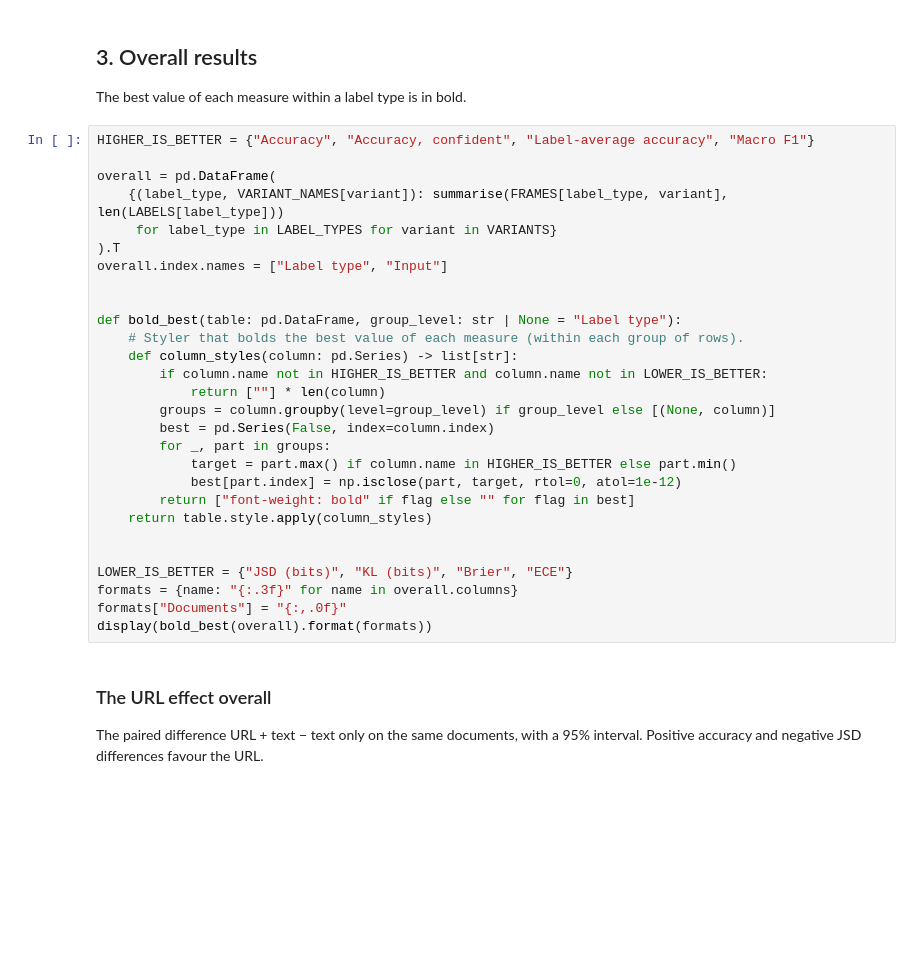
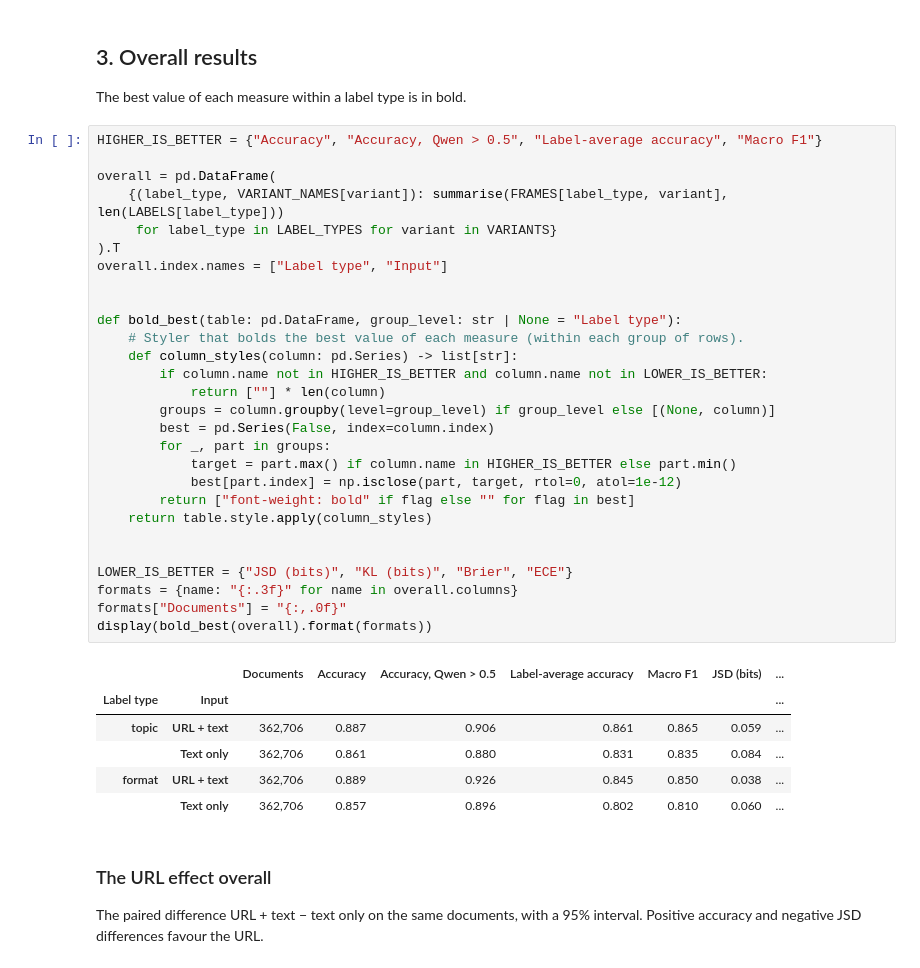
Before and after one commit to TurkuNLP/MultilingualWebOrganizer, a Jupyter notebook: notebooks/classifier_final.ipynb, the cells around one changed output. Drawn from its saved outputs; the diff is of its cells as text; blank space fills up the shorter version.

```diff
--- a/notebooks/classifier_final.ipynb
+++ b/notebooks/classifier_final.ipynb
@@ -463,33 +488,40 @@ else:
 
 The best value of each measure within a label type is in bold.
 # %%
-HIGHER_IS_BETTER = {"Accuracy", "Accuracy, confident", "Label-average accuracy", "Macro F1"}
+HIGHER_IS_BETTER = {"Accuracy", "Accuracy, Qwen > 0.5", "Label-average accuracy", "Macro F1"}
 
 overall = pd.DataFrame(
     {(label_type, VARIANT_NAMES[variant]): summarise(FRAMES[label_type, variant], len(LABELS[label_type]))
      for label_type in LABEL_TYPES for variant in VARIANTS}
 ).T
 overall.index.names = ["Label type", "Input"]
 
 
 def bold_best(table: pd.DataFrame, group_level: str | None = "Label type"):
     # Styler that bolds the best value of each measure (within each group of rows).
     def column_styles(column: pd.Series) -> list[str]:
         if column.name not in HIGHER_IS_BETTER and column.name not in LOWER_IS_BETTER:
             return [""] * len(column)
         groups = column.groupby(level=group_level) if group_level else [(None, column)]
         best = pd.Series(False, index=column.index)
         for _, part in groups:
             target = part.max() if column.name in HIGHER_IS_BETTER else part.min()
             best[part.index] = np.isclose(part, target, rtol=0, atol=1e-12)
         return ["font-weight: bold" if flag else "" for flag in best]
     return table.style.apply(column_styles)
 
 
 LOWER_IS_BETTER = {"JSD (bits)", "KL (bits)", "Brier", "ECE"}
 formats = {name: "{:.3f}" for name in overall.columns}
 formats["Documents"] = "{:,.0f}"
 display(bold_best(overall).format(formats))
+# %% [output]
+|  |  | Documents | Accuracy | Accuracy, Qwen > 0.5 | Label-average accuracy | Macro F1 | JSD (bits) | ... |
+| Label type | Input |  |  |  |  |  |  | ... |
+| topic | URL + text | 362,706 | 0.887 | 0.906 | 0.861 | 0.865 | 0.059 | ... |
+|  | Text only | 362,706 | 0.861 | 0.880 | 0.831 | 0.835 | 0.084 | ... |
+| format | URL + text | 362,706 | 0.889 | 0.926 | 0.845 | 0.850 | 0.038 | ... |
+|  | Text only | 362,706 | 0.857 | 0.896 | 0.802 | 0.810 | 0.060 | ... |
 # %% [markdown]
 ### The URL effect overall
 
```
Also changed, not shown: parts of 26 cells of this notebook, 1 other file.
